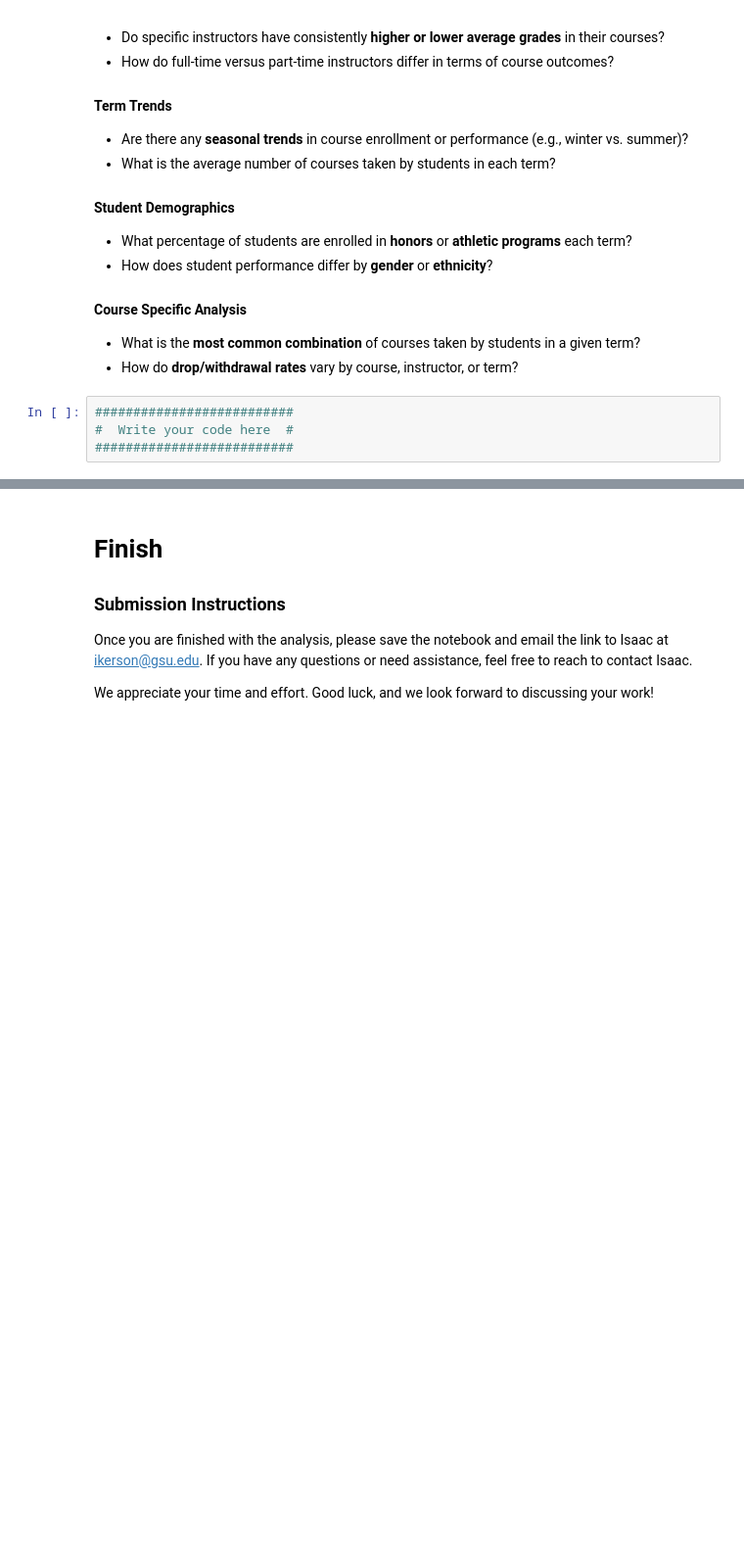
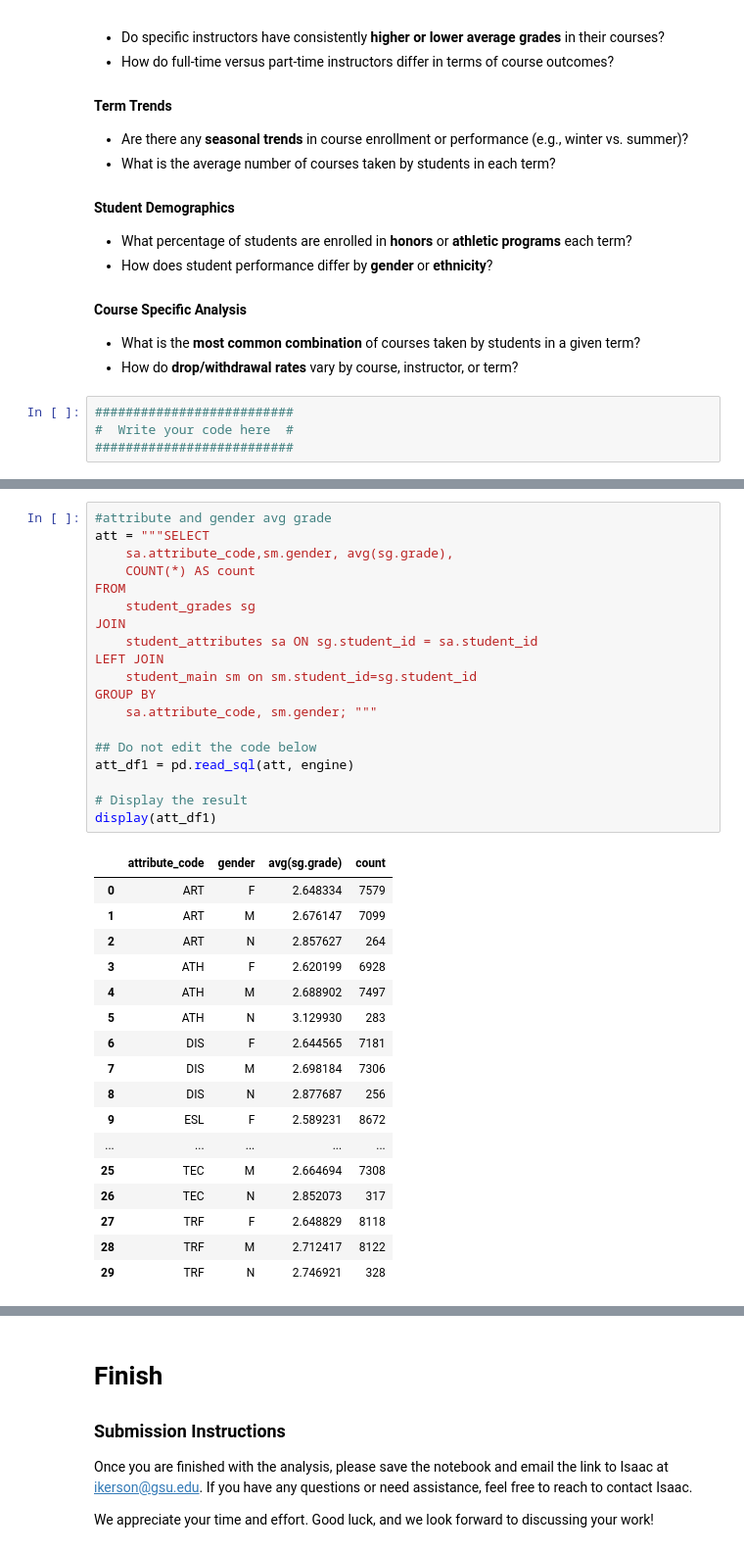
Before and after one commit to VarshithaGangula3/assessment, a Jupyter notebook: university_analysis.ipynb, the cells around one changed output, grey strips where cells are left out. Shown at 98% size. Cells and saved outputs as stored; diff of their text form; blank space fills up the shorter version.

```diff
--- a/university_analysis.ipynb
+++ b/university_analysis.ipynb
@@ -257,0 +595,37 @@ Below are some example questions you might explore. They are only suggestions. Y
+# %%
+#attribute and gender avg grade
+att = """SELECT
+    sa.attribute_code,sm.gender, avg(sg.grade),
+    COUNT(*) AS count
+FROM
+    student_grades sg
+JOIN
+    student_attributes sa ON sg.student_id = sa.student_id
+LEFT JOIN
+    student_main sm on sm.student_id=sg.student_id
+GROUP BY
+    sa.attribute_code, sm.gender; """
+
+## Do not edit the code below
+att_df1 = pd.read_sql(att, engine)
+
+# Display the result
+display(att_df1)
+# %% [output]
+|  | attribute_code | gender | avg(sg.grade) | count |
+| 0 | ART | F | 2.648334 | 7579 |
+| 1 | ART | M | 2.676147 | 7099 |
+| 2 | ART | N | 2.857627 | 264 |
+| 3 | ATH | F | 2.620199 | 6928 |
+| 4 | ATH | M | 2.688902 | 7497 |
+| 5 | ATH | N | 3.129930 | 283 |
+| 6 | DIS | F | 2.644565 | 7181 |
+| 7 | DIS | M | 2.698184 | 7306 |
+| 8 | DIS | N | 2.877687 | 256 |
+| 9 | ESL | F | 2.589231 | 8672 |
+| ... | ... | ... | ... | ... |
+| 25 | TEC | M | 2.664694 | 7308 |
+| 26 | TEC | N | 2.852073 | 317 |
+| 27 | TRF | F | 2.648829 | 8118 |
+| 28 | TRF | M | 2.712417 | 8122 |
+| 29 | TRF | N | 2.746921 | 328 |
```
Also changed, not shown: parts of 20 cells of this notebook.
